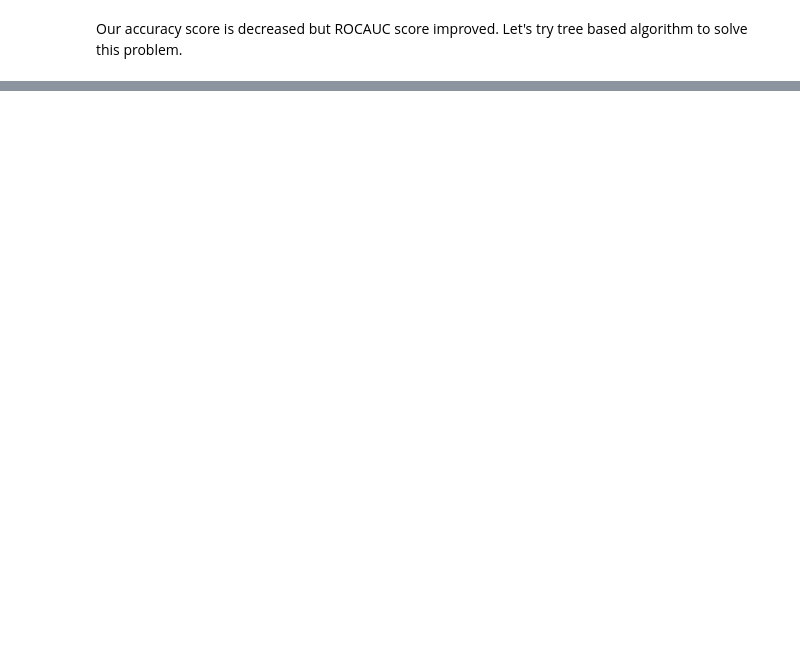
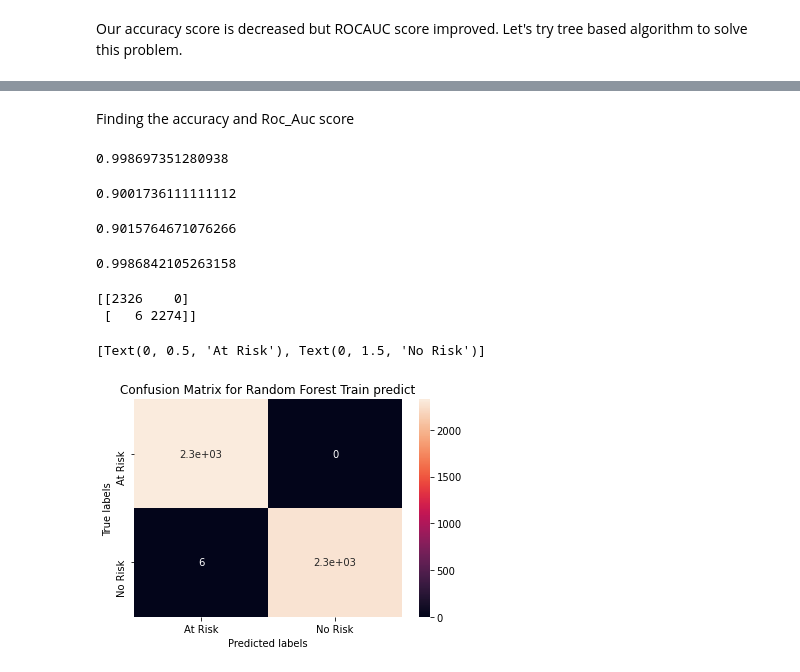
Before and after one commit to ameenattar92/Cardiovascular-Risk-Prediction, a Jupyter notebook: Cardiovascular_Risk_Prediction.ipynb, the cells around one changed output, grey strips where cells are left out. Saved outputs shown, nothing was run; the diff lists cells and outputs as text; code cells hidden in the pictures; blank space fills up the shorter version.

```diff
--- a/Cardiovascular_Risk_Prediction.ipynb
+++ b/Cardiovascular_Risk_Prediction.ipynb
@@ -785,0 +913,4 @@ Let's try tree based algorithm to solve this problem.
+# %%
+classifier = RandomForestClassifier(n_estimators=30,max_depth=20,random_state=30,min_samples_split=3,criterion='entropy')
+# %%
+classifier.fit(X_train,Y_train)
@@ -785,0 +926,38 @@ Let's try tree based algorithm to solve this problem.
+# %%
+train_preds =  classifier.predict(X_train)
+test_preds  = classifier.predict(X_test)
+# %% [markdown]
+Finding the accuracy and Roc_Auc score
+# %%
+accuracy_score(Y_train,train_preds)
+# %% [output]
+0.998697351280938
+# %%
+accuracy_score(Y_test,test_preds)
+# %% [output]
+0.9001736111111112
+# %%
+roc_auc_score(Y_test,test_preds)
+# %% [output]
+0.9015764671076266
+# %%
+roc_auc_score(Y_train,train_preds)
+# %% [output]
+0.9986842105263158
+# %%
+#the confusion matrix for training
+labels = ['At Risk', 'No Risk']
+cm = confusion_matrix(Y_train, train_preds)
+print(cm)
+ax= plt.subplot()
+sns.heatmap(cm, annot=True, ax = ax) #annot=True to annotate cells
+ax.set_xlabel('Predicted labels')
+ax.set_ylabel('True labels')
+ax.set_title('Confusion Matrix for Random Forest Train predict')
+ax.xaxis.set_ticklabels(labels)
+ax.yaxis.set_ticklabels(labels)
+# %% [output]
+[[2326    0]
+ [   6 2274]]
+[Text(0, 0.5, 'At Risk'), Text(0, 1.5, 'No Risk')]
+[figure, added]
```
Also changed, not shown: parts of 53 cells of this notebook.
